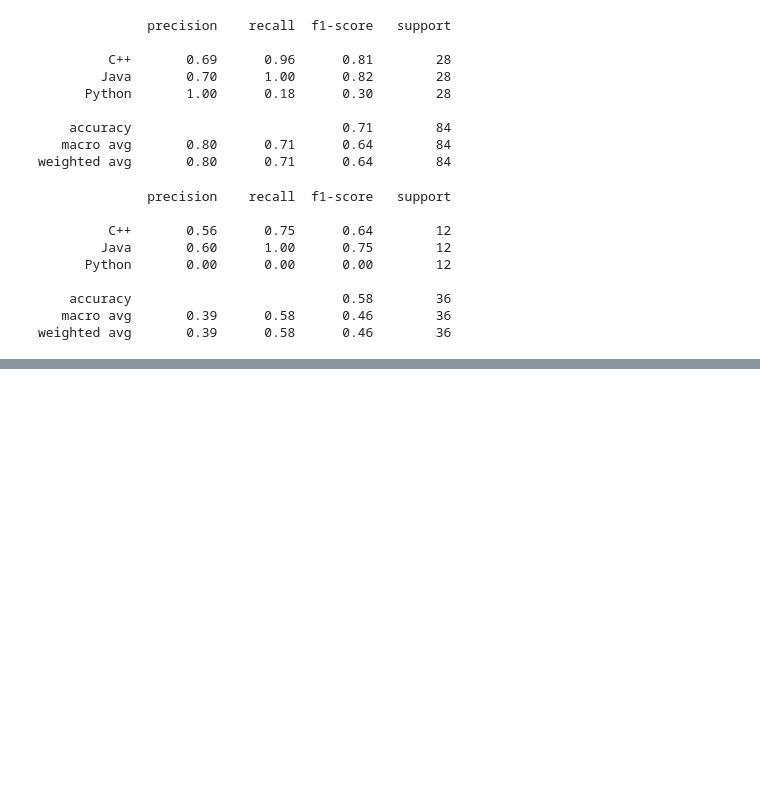
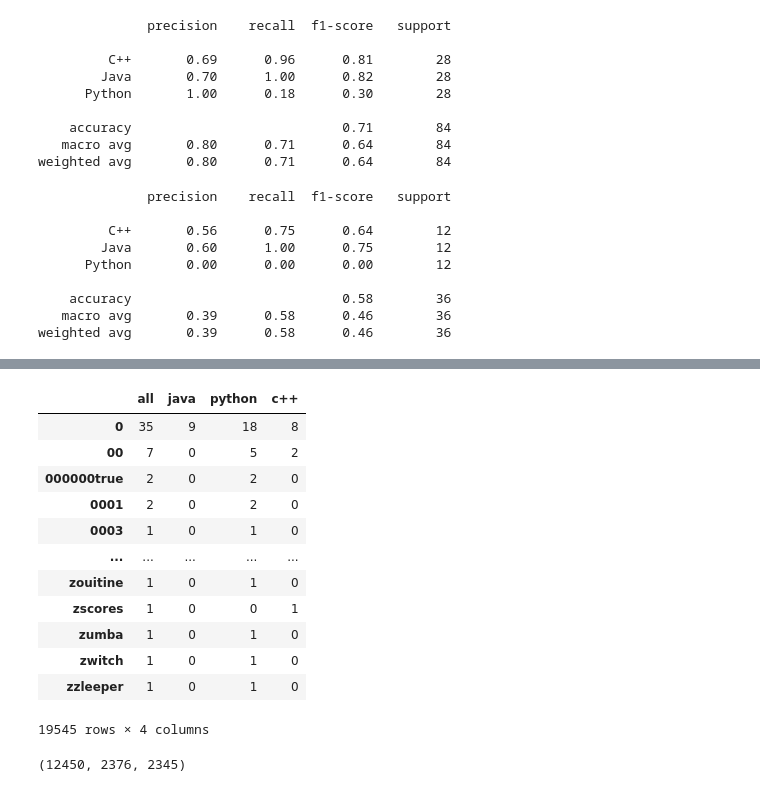
Before and after one commit to brandyn-oliver-jesse-nlp/github-readme-languages, a Jupyter notebook: explore_model_waterman.ipynb, the cells around one changed output, grey strips where cells are left out. Saved outputs shown, nothing was run; the diff lists cells and outputs as text; code cells hidden in the pictures; blank space fills up the shorter version.

Commit message:
explore and model notebook

```diff
--- a/explore_model_waterman.ipynb
+++ b/explore_model_waterman.ipynb
@@ -374,0 +388,18 @@ weighted avg       0.39      0.58      0.46        36
+# %%
+word_counts = explore.word_counts(train)
+# %%
+word_counts
+# %% [output]
+|  | all | java | python | c++ |
+| 0 | 35 | 9 | 18 | 8 |
+| 00 | 7 | 0 | 5 | 2 |
+| 000000true | 2 | 0 | 2 | 0 |
+| 0001 | 2 | 0 | 2 | 0 |
+| 0003 | 1 | 0 | 1 | 0 |
+| ... | ... | ... | ... | ... |
+| zouitine | 1 | 0 | 1 | 0 |
+| zscores | 1 | 0 | 0 | 1 |
+| zumba | 1 | 0 | 1 | 0 |
+| zwitch | 1 | 0 | 1 | 0 |
+| zzleeper | 1 | 0 | 1 | 0 |
+19545 rows × 4 columns
@@ -374,0 +414,4 @@ weighted avg       0.39      0.58      0.46        36
+# %%
+len(unique_p), len(unique_j), len(unique_c)
+# %% [output]
+(12450, 2376, 2345)
```
Also changed, not shown: parts of 5 cells of this notebook.
